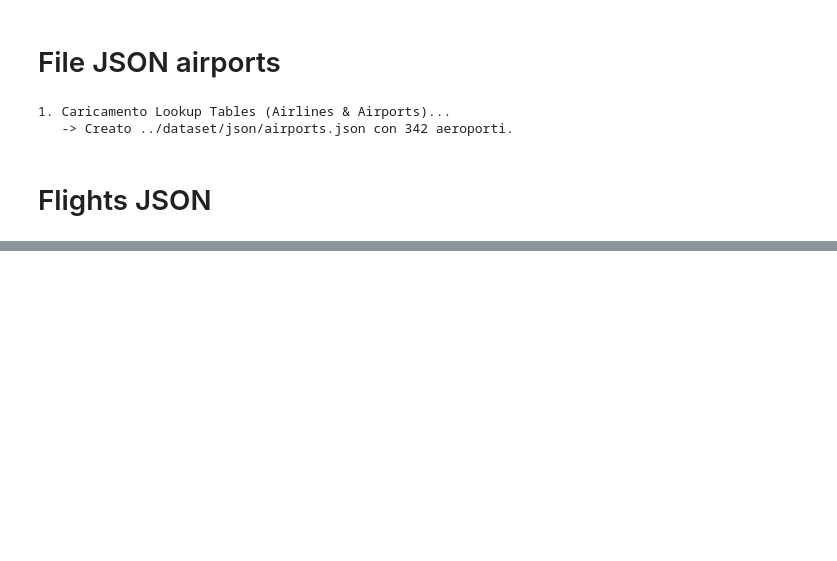
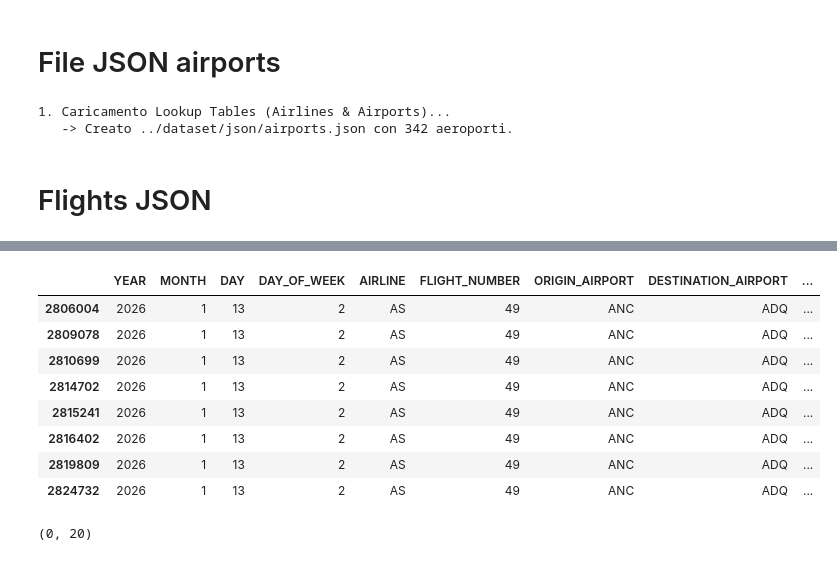
Before and after one commit to lorenzo-marranini/SkyGraphProject, a Jupyter notebook: python/data-exploration.ipynb, the cells around one changed output, grey strips where cells are left out. Drawn from its saved outputs; the diff is of its cells as text; code cells hidden in the pictures; blank space fills up the shorter version.

```diff
--- a/python/data-exploration.ipynb
+++ b/python/data-exploration.ipynb
@@ -258,0 +330,12 @@ print(f"\n   -> Completato! Creato {OUTPUT_FLIGHTS} con {count} documenti.")
+# %%
+flights.query("ORIGIN_AIRPORT == 'ANC' and DESTINATION_AIRPORT == 'ADQ' and YEAR == 2026 and MONTH == 1 and DAY == 13")
+# %% [output]
+|  | YEAR | MONTH | DAY | DAY_OF_WEEK | AIRLINE | FLIGHT_NUMBER | ORIGIN_AIRPORT | DESTINATION_AIRPORT | ... |
+| 2806004 | 2026 | 1 | 13 | 2 | AS | 49 | ANC | ADQ | ... |
+| 2809078 | 2026 | 1 | 13 | 2 | AS | 49 | ANC | ADQ | ... |
+| 2810699 | 2026 | 1 | 13 | 2 | AS | 49 | ANC | ADQ | ... |
+| 2814702 | 2026 | 1 | 13 | 2 | AS | 49 | ANC | ADQ | ... |
+| 2815241 | 2026 | 1 | 13 | 2 | AS | 49 | ANC | ADQ | ... |
+| 2816402 | 2026 | 1 | 13 | 2 | AS | 49 | ANC | ADQ | ... |
+| 2819809 | 2026 | 1 | 13 | 2 | AS | 49 | ANC | ADQ | ... |
+| 2824732 | 2026 | 1 | 13 | 2 | AS | 49 | ANC | ADQ | ... |
@@ -258,0 +344,4 @@ print(f"\n   -> Completato! Creato {OUTPUT_FLIGHTS} con {count} documenti.")
+# %%
+duplicates.shape
+# %% [output]
+(0, 20)
```
Also changed, not shown: parts of 21 cells of this notebook, 2 other files.
